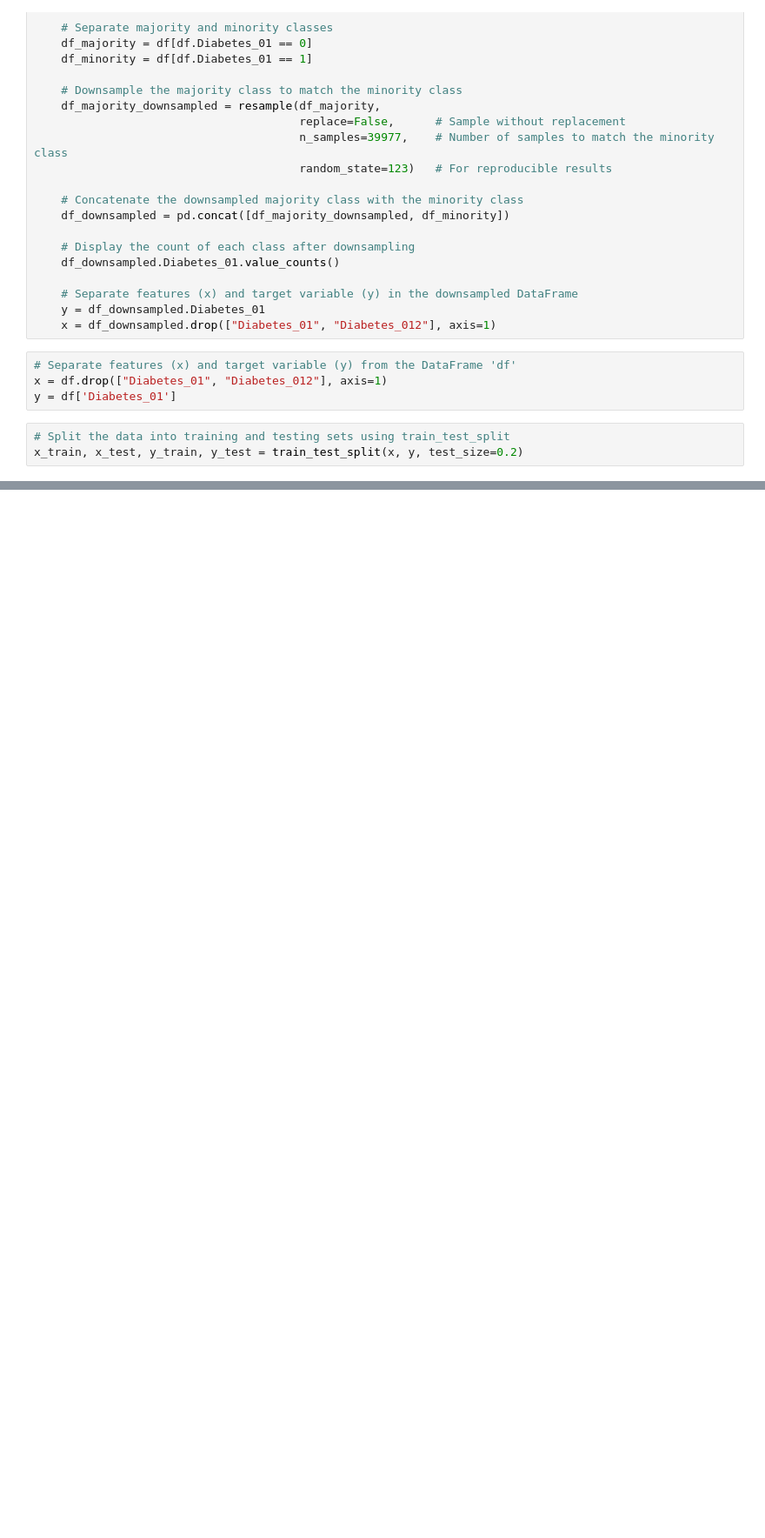
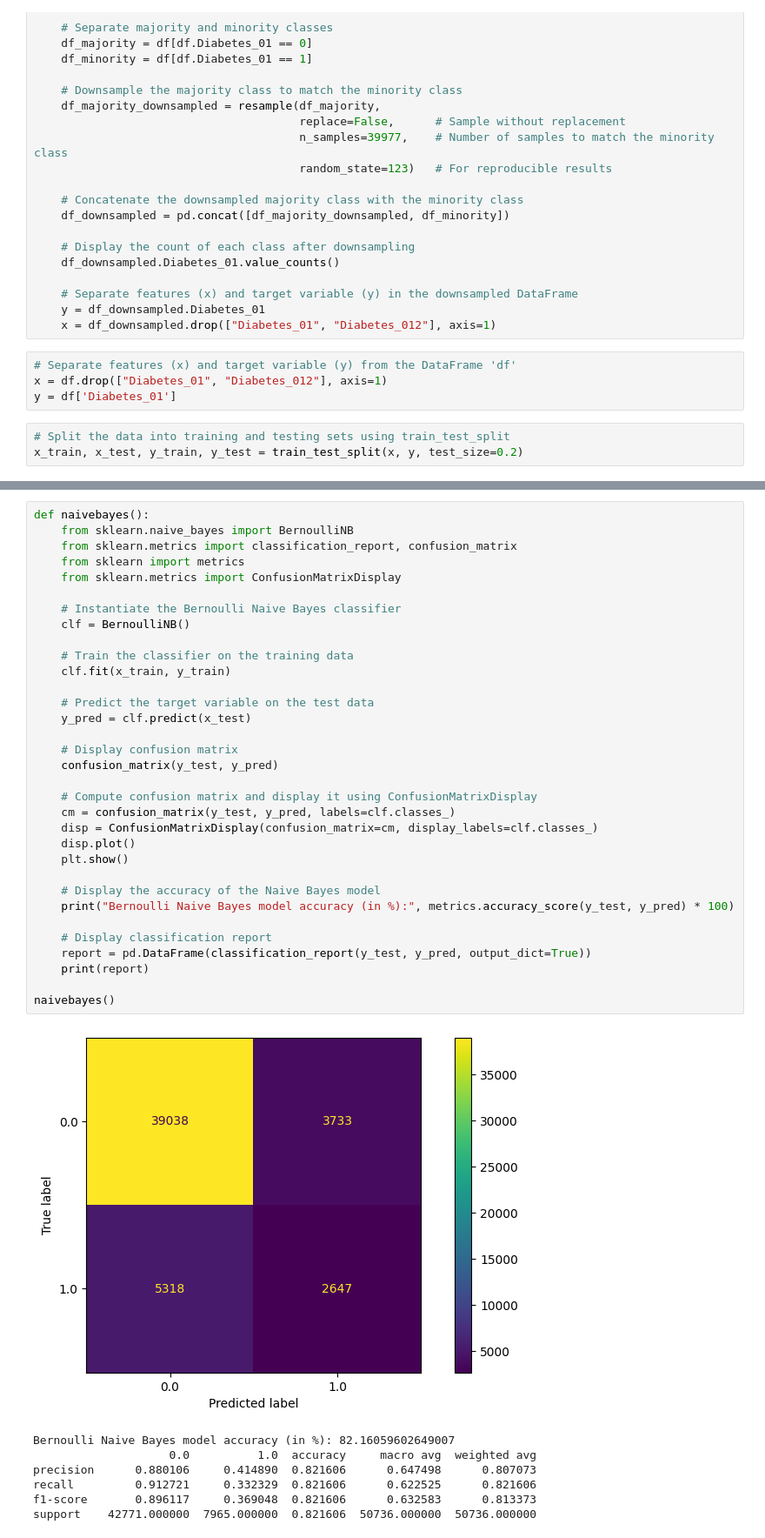
Before and after one commit to Pabasaraa/Diabetes_prediction-DL, a Jupyter notebook: DL_supervisedLearning.ipynb, the cells around one changed output, grey strips where cells are left out. Shown at 87% size. Drawn from its saved outputs; the diff is of its cells as text; blank space fills up the shorter version.

Commit message:
Trained the model using naive bayes to make predictions

```diff
--- a/DL_supervisedLearning.ipynb
+++ b/DL_supervisedLearning.ipynb
@@ -122,0 +127,41 @@ x_train, x_test, y_train, y_test = train_test_split(x, y, test_size=0.2)
+# %%
+def naivebayes():
+    from sklearn.naive_bayes import BernoulliNB
+    from sklearn.metrics import classification_report, confusion_matrix
+    from sklearn import metrics
+    from sklearn.metrics import ConfusionMatrixDisplay
+
+    # Instantiate the Bernoulli Naive Bayes classifier
+    clf = BernoulliNB()
+
+    # Train the classifier on the training data
+    clf.fit(x_train, y_train)
+
+    # Predict the target variable on the test data
+    y_pred = clf.predict(x_test)
+
+    # Display confusion matrix
+    confusion_matrix(y_test, y_pred)
+
+    # Compute confusion matrix and display it using ConfusionMatrixDisplay
+    cm = confusion_matrix(y_test, y_pred, labels=clf.classes_)
+    disp = ConfusionMatrixDisplay(confusion_matrix=cm, display_labels=clf.classes_)
+    disp.plot()
+    plt.show()
+
+    # Display the accuracy of the Naive Bayes model
+    print("Bernoulli Naive Bayes model accuracy (in %):", metrics.accuracy_score(y_test, y_pred) * 100)
+
+    # Display classification report
+    report = pd.DataFrame(classification_report(y_test, y_pred, output_dict=True))
+    print(report)
+
+naivebayes()
+# %% [output]
+[figure, added]
+Bernoulli Naive Bayes model accuracy (in %): 82.16059602649007
+                    0.0          1.0  accuracy     macro avg  weighted avg
+precision      0.880106     0.414890  0.821606      0.647498      0.807073
+recall         0.912721     0.332329  0.821606      0.622525      0.821606
+f1-score       0.896117     0.369048  0.821606      0.632583      0.813373
+support    42771.000000  7965.000000  0.821606  50736.000000  50736.000000
```
Also changed, not shown: parts of 5 cells of this notebook.
